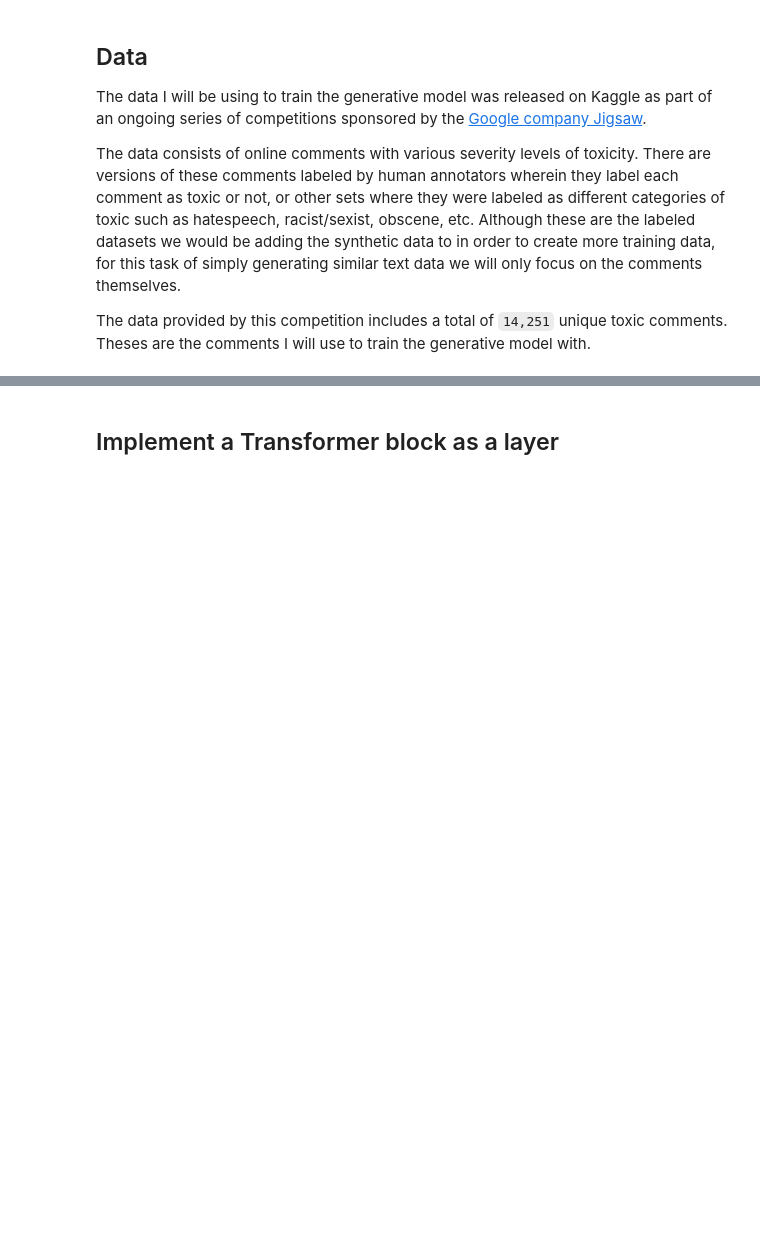
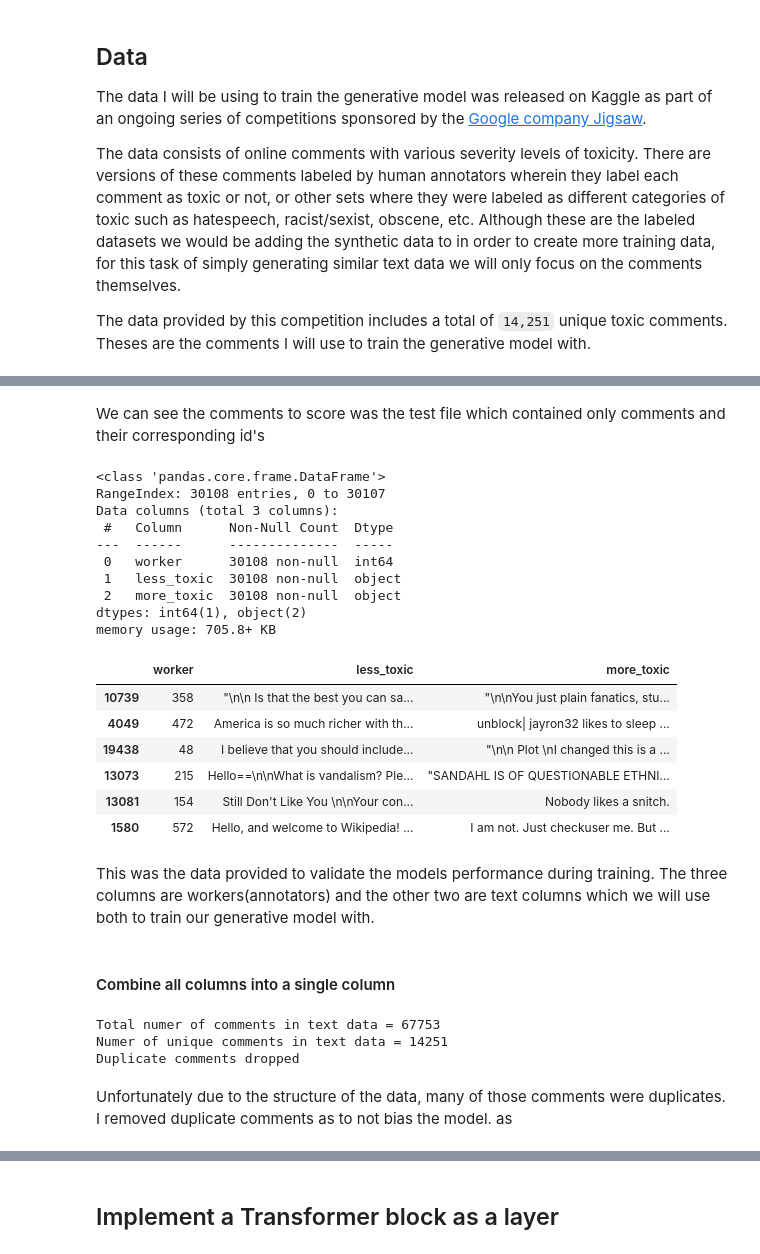
Before and after one commit to kristopher-smith/MiniGPT-for-Text-Generation, a Jupyter notebook: build-a-minigpt-for-text-generation.ipynb, the cells around one changed output, grey strips where cells are left out. Cells and saved outputs as stored; diff of their text form; code cells hidden in the pictures; blank space fills up the shorter version.

Commit message:
Kaggle Notebook | Build-a-MiniGPT-for-Text-Generation | Version 13

```diff
--- a/build-a-minigpt-for-text-generation.ipynb
+++ b/build-a-minigpt-for-text-generation.ipynb
@@ -56,0 +95,29 @@ caused by: ['/opt/conda/lib/python3.10/site-packages/tensorflow_io/python/ops/li
+# %% [markdown]
+We can see the comments to score was the test file which contained only comments and their corresponding id's
+# %%
+data2 = pd.read_csv('../input/jigsaw-toxic-severity-rating/validation_data.csv')
+data2.info()
+
+data2.sample(6)
+# %% [output]
+<class 'pandas.core.frame.DataFrame'>
+RangeIndex: 30108 entries, 0 to 30107
+Data columns (total 3 columns):
+ #   Column      Non-Null Count  Dtype
+---  ------      --------------  -----
+ 0   worker      30108 non-null  int64
+ 1   less_toxic  30108 non-null  object
+ 2   more_toxic  30108 non-null  object
+dtypes: int64(1), object(2)
+memory usage: 705.8+ KB
+|  | worker | less_toxic | more_toxic |
+| 10739 | 358 | "\n\n Is that the best you can sa... | "\n\nYou just plain fanatics, stu... |
+| 4049 | 472 | America is so much richer with th... | unblock| jayron32 likes to sleep ... |
+| 19438 | 48 | I believe that you should include... | "\n\n Plot \nI changed this is a ... |
+| 13073 | 215 | Hello==\n\nWhat is vandalism? Ple... | "SANDAHL IS OF QUESTIONABLE ETHNI... |
+| 13081 | 154 | Still Don't Like You \n\nYour con... | Nobody likes a snitch. |
+| 1580 | 572 | Hello, and welcome to Wikipedia! ... | I am not. Just checkuser me. But ... |
+# %% [markdown]
+This was the data provided to validate the models performance during training. The three columns are workers(annotators) and the other two are text columns which we will use both to train our generative model with.
+# %% [markdown]
+#### Combine all columns into a single column
@@ -56,0 +135,12 @@ caused by: ['/opt/conda/lib/python3.10/site-packages/tensorflow_io/python/ops/li
+# %%
+print(f"Total numer of comments in text data = {len(text_column)}")
+print(f"Numer of unique comments in text data = {len(text_column.unique())}")
+
+text_column = text_column.drop_duplicates()
+print("Duplicate comments dropped")
+# %% [output]
+Total numer of comments in text data = 67753
+Numer of unique comments in text data = 14251
+Duplicate comments dropped
+# %% [markdown]
+Unfortunately due to the structure of the data, many of those comments were duplicates. I removed duplicate comments as to not bias the model. as
```
Also changed, not shown: parts of 18 cells of this notebook.
